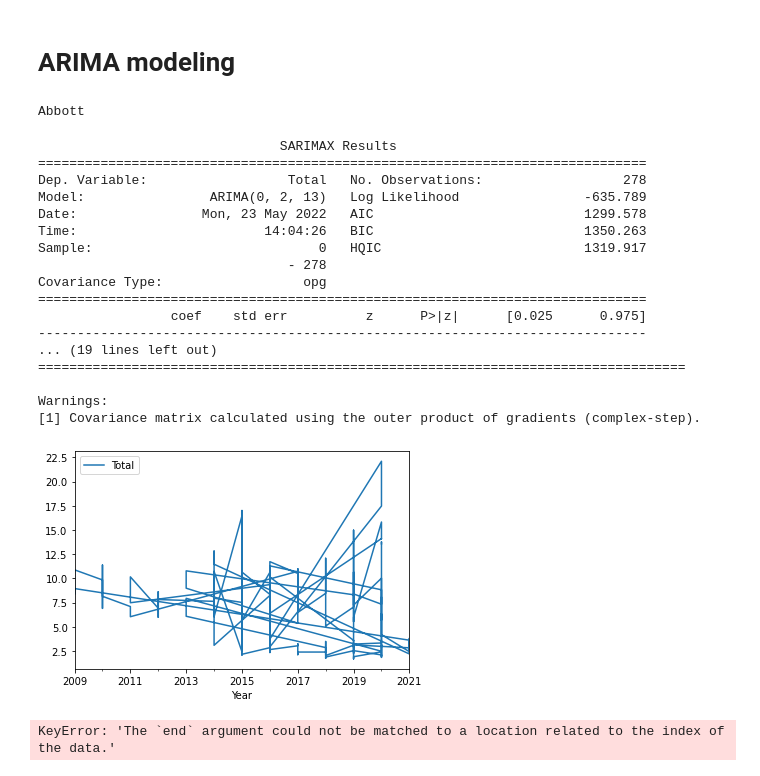
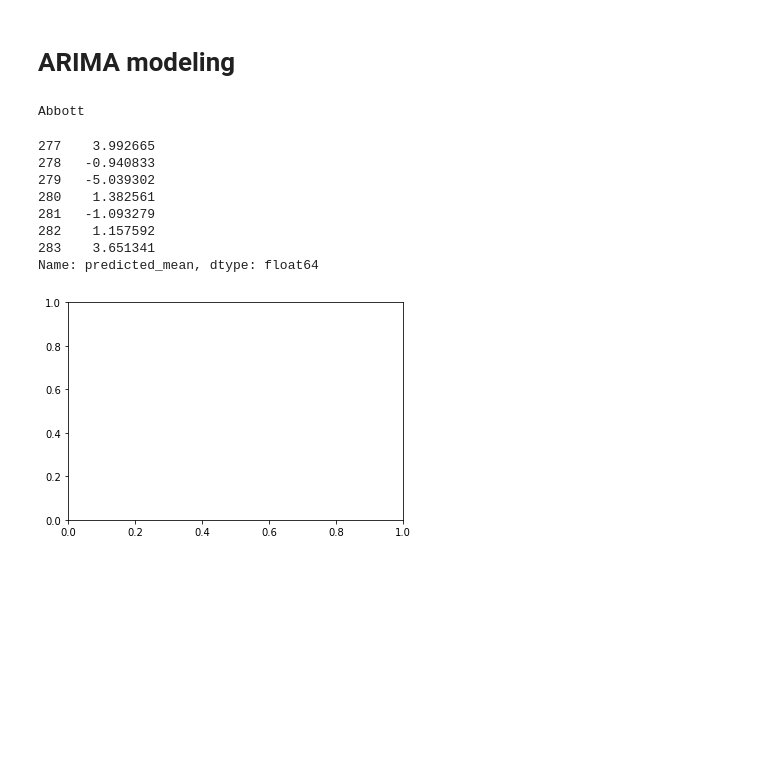
Before and after one commit to DSa-HbA1c/Predictions, a Jupyter notebook: Prediction_Arima_model.ipynb, the cells around one changed output. Saved outputs shown, nothing was run; the diff lists cells and outputs as text; code cells hidden in the pictures; blank space fills up the shorter version.

Commit message:
Progress ARIMA model

```diff
--- a/Prediction_Arima_model.ipynb
+++ b/Prediction_Arima_model.ipynb
@@ -142,7 +146,6 @@ top10_manufacturers= top10_manufacturers.dropna()
 # Check for stationarity of the time-series data
 # We will look for p-value. In case, p-value is less than 0.05, the time series data can said to have stationarity
 from statsmodels.tsa.stattools import adfuller
-manufacturers = top10_manufacturers.groupby("Manufacturer")
 List_meetmethoden = []
 
 
@@ -151,6 +154,9 @@ for name, data in manufacturers:
     data= data.dropna()
     print(name)
     df_stationarityTest = adfuller(data['Total'], autolag='AIC')
+
+    data['Total'].plot(figsize=(16,10))
+    plt.show()
     print("\n")
     print(f'ADF Statistic: {df_stationarityTest[0]}')
     print(f'n_lags: {df_stationarityTest[1]}')
@@ -197,6 +253,9 @@ for name, data in manufacturers:
     if name in List_meetmethoden:
         print("\n" + name)
         df_stationarityTest = adfuller(data['Total'].diff().dropna(), autolag='AIC')
+        data['Total'].diff().plot(figsize=(16,10))
+        plt.show()
+
         print("")
         print(f'ADF Statistic: {df_stationarityTest[0]}')
         print(f'n_lags: {df_stationarityTest[1]}')
@@ -317,48 +382,50 @@ import statsmodels.api as sm
 # %%
 counter= 0
 # ARIMA_data = top10_manufacturers[['Total']]
 # ARIMA_data = ARIMA_data.groupby('Manufacturer')
+from sklearn.model_selection import train_test_split
+
+# X_train, X_test, Y_train, Y_test = train_test_split(X, Y, test_size=0.4, random_state=0)
+import datetime
 for name, data in manufacturers:
     print(name)
     data.index = pd.DatetimeIndex(data.index).to_period('M')
 
-    model = sm.tsa.arima.ARIMA(data['Total'], order=(0,2,Lijst_MA[counter]))
+    model = sm.tsa.arima.ARIMA(data['Total'].diff().dropna(), order=(0,2,Lijst_MA[counter]))
     model_fit = model.fit()
-    print(model_fit.summary())
+    # print(model_fit.summary())
+
+    fig, ax = plt.subplots()
+    # ax = data.plot(ax=ax)
+    # test = model_fit.predict()
+    # test.plot()
+    # fig = model_fit.predict(start=datetime(2015,1,1), end=datetime(2021,1,1))
+
+    start_index = len(data['Total'].diff().dropna())
+    end_index = start_index + 6
+    test = model_fit.predict(start=start_index, end=end_index)
+
     counter = counter + 1
-    fig, ax = plt.subplots()
-    ax = data.plot(ax=ax)
-    plt.show()
-    fig = model_fit.predict('2021-01', '2025-01')
-    plt.show()
-
+    # plt.show()
+    print(test)
+    break
 
 # from statsmodels.tsa.arima.model import ARIMA
 
 # ARIMA_data.index = pd.DatetimeIndex(ARIMA_data.index).to_period('M')
 # model = sm.tsa.arima.ARIMA(ARIMA_data['Total'], order=(1,0,Lijst_MA[counter]))
 # model_fit = model.fit()
 # print(model_fit.summary())
 
 #P>|z| significant? onder 0.01
 # %% [output]
 Abbott
-                               SARIMAX Results
-==============================================================================
-Dep. Variable:                  Total   No. Observations:                  278
-Model:                ARIMA(0, 2, 13)   Log Likelihood                -635.789
-Date:                Mon, 23 May 2022   AIC                           1299.578
-Time:                        14:04:26   BIC                           1350.263
-Sample:                             0   HQIC                          1319.917
-                                - 278
-Covariance Type:                  opg
-==============================================================================
-                 coef    std err          z      P>|z|      [0.025      0.975]
-------------------------------------------------------------------------------
-... (19 lines left out)
-===================================================================================
-
-Warnings:
-[1] Covariance matrix calculated using the outer product of gradients (complex-step).
+277    3.992665
+278   -0.940833
+279   -5.039302
+280    1.382561
+281   -1.093279
+282    1.157592
+283    3.651341
+Name: predicted_mean, dtype: float64
-[figure, old version]
+[figure, new version]
-KeyError: 'The `end` argument could not be matched to a location related to the index of the data.'
```
Also changed, not shown: parts of 5 cells of this notebook.
